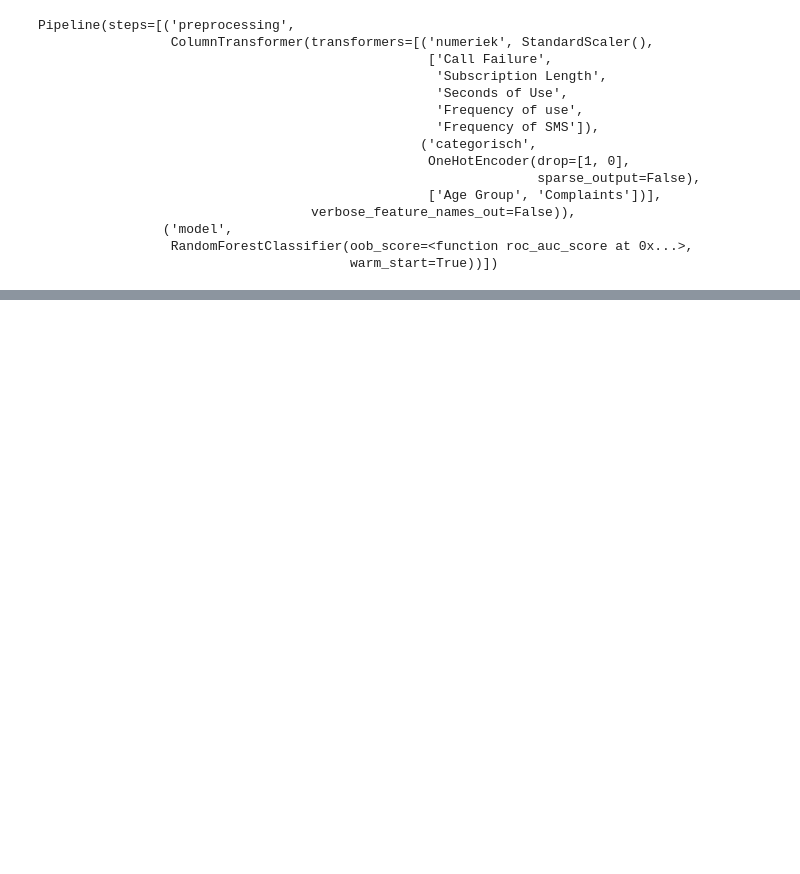
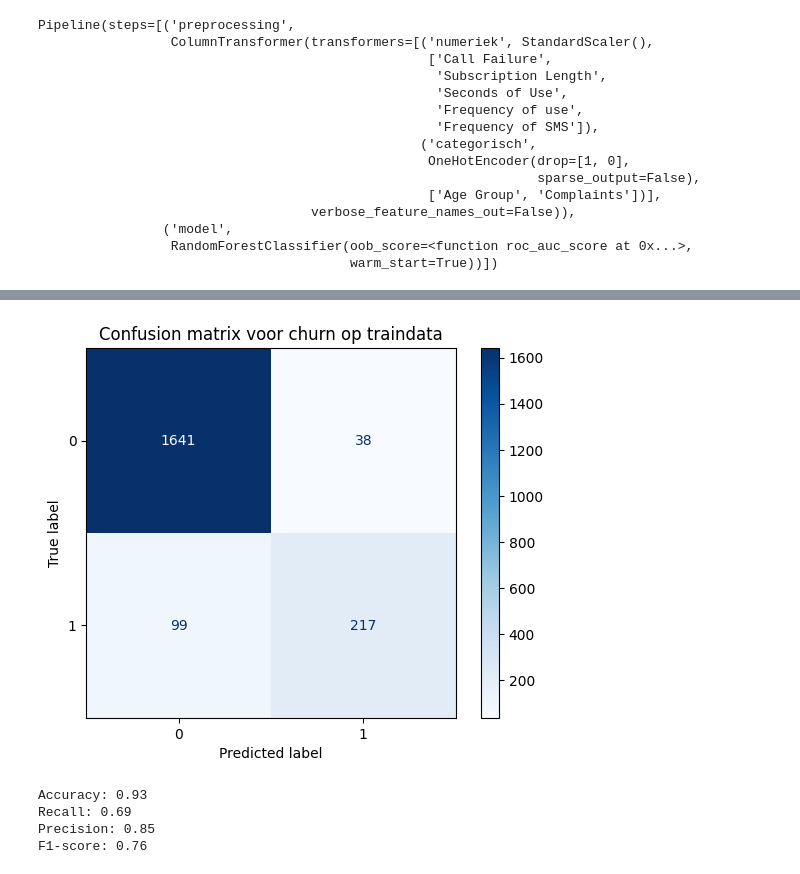
Before and after one commit to Timvc03/Sinusgroep-A31, a Jupyter notebook: RandomForest/Data preparation & modeling Random Forest.ipynb, the cells around one changed output, grey strips where cells are left out. Saved outputs shown, nothing was run; the diff lists cells and outputs as text; code cells hidden in the pictures; blank space fills up the shorter version.

```diff
--- a/RandomForest/Data preparation & modeling Random Forest.ipynb
+++ b/RandomForest/Data preparation & modeling Random Forest.ipynb
@@ -212,0 +223,24 @@ plt.show()
+# %%
+# We maken hier een confusion matrix die het aantal klanten voorspelt die wel of niet hun abonnement opzeggen en die we dus een nieuw tarief moeten aanbieden.
+y_pred = (p_pred[:, 1] > 0.5).astype(int)
+
+ConfusionMatrixDisplay.from_predictions(y_train, y_pred, cmap = 'Blues')
+plt.title('Confusion matrix voor churn op traindata')
+plt.show()
+# %% [output]
+[figure, added]
+# %%
+# We berekenen hier de accuracy, recall, precision en F1-score als prestatiematen op basis van de verkregen confusion matrix.
+accuracy = accuracy_score(y_train, y_pred)
+recall = recall_score(y_train, y_pred)
+precision = precision_score(y_train, y_pred)
+f1score = f1_score(y_train, y_pred)
+print(f"Accuracy: {accuracy:.2f}")
+print(f"Recall: {recall:.2f}")
+print(f"Precision: {precision:.2f}")
+print(f"F1-score: {f1score:.2f}")
+# %% [output]
+Accuracy: 0.93
+Recall: 0.69
+Precision: 0.85
+F1-score: 0.76
```
Also changed, not shown: parts of 11 cells of this notebook.
